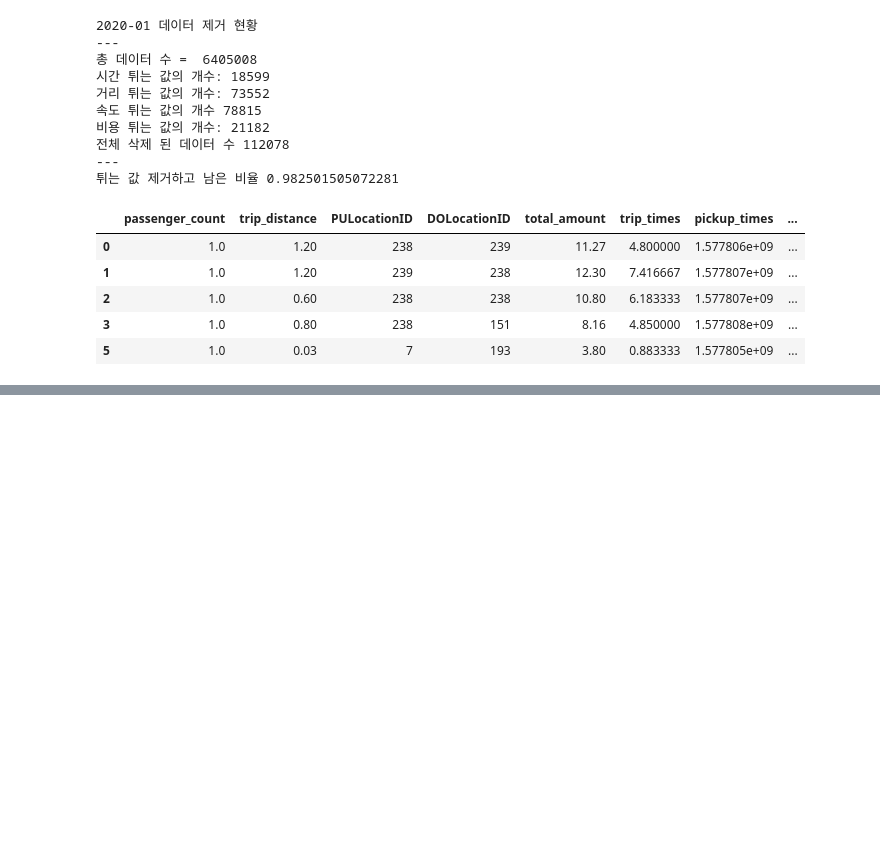
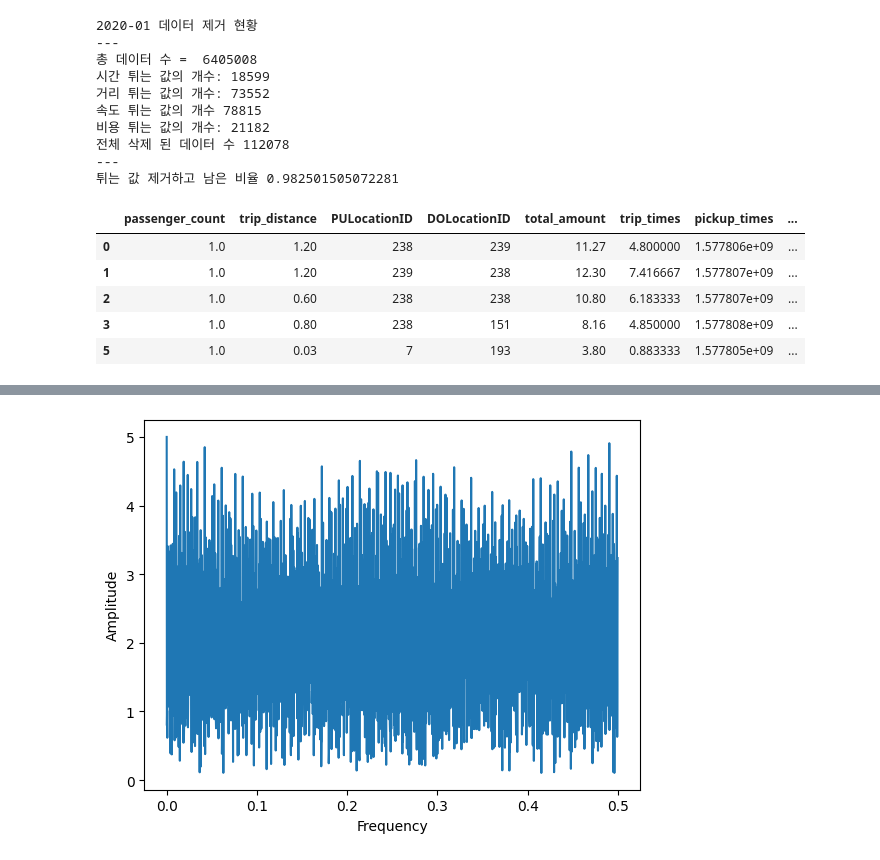
Before and after one commit to SoftwareApplicatiokn/newyork_taxi, a Jupyter notebook: taxi2020.ipynb, the cells around one changed output, grey strips where cells are left out. Saved outputs shown, nothing was run; the diff lists cells and outputs as text; code cells hidden in the pictures; blank space fills up the shorter version.

```diff
--- a/taxi2020.ipynb
+++ b/taxi2020.ipynb
@@ -501,0 +766,14 @@ jan_2020_frame.head()
+# %%
+# getting peaks: https://blog.ytotech.com/2015/11/01/findpeaks-in-python/
+# read more about fft function : https://docs.scipy.org/doc/numpy/reference/generated/numpy.fft.fft.html
+Y    = np.fft.fft(np.array(jan_2021_smooth)[0:4460])
+# read more about the fftfreq: https://docs.scipy.org/doc/numpy/reference/generated/numpy.fft.fftfreq.html
+freq = np.fft.fftfreq(4460, 1)
+n = len(freq)
+plt.figure()
+plt.plot( freq[:int(n/2)], np.abs(Y)[:int(n/2)] )
+plt.xlabel("Frequency")
+plt.ylabel("Amplitude")
+plt.show()
+# %% [output]
+[figure, added]
```
Also changed, not shown: parts of 49 cells of this notebook.
